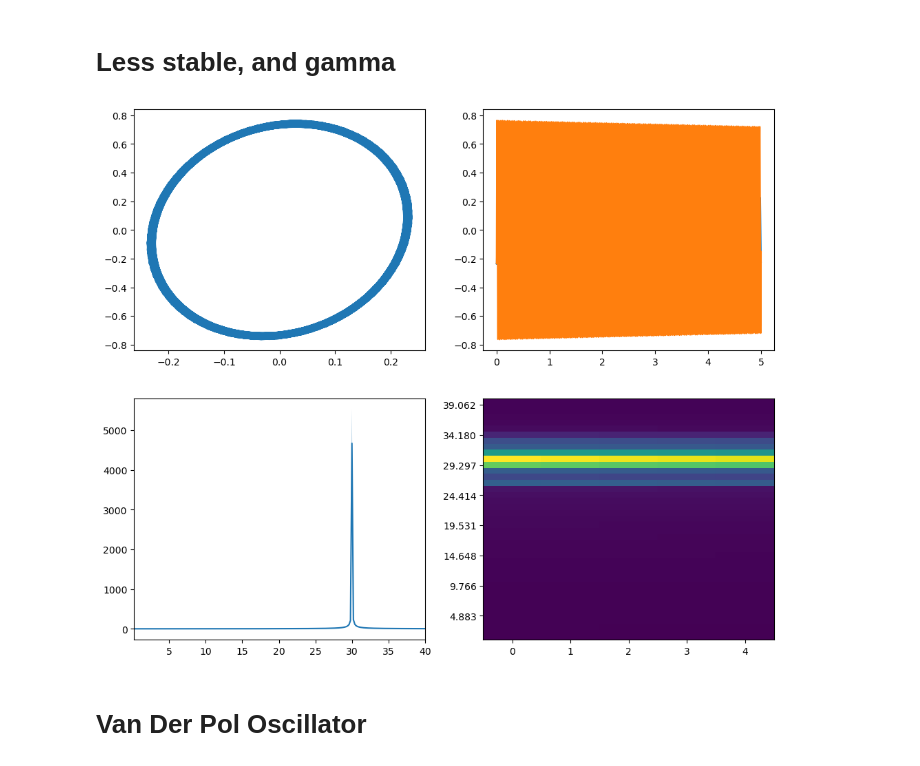
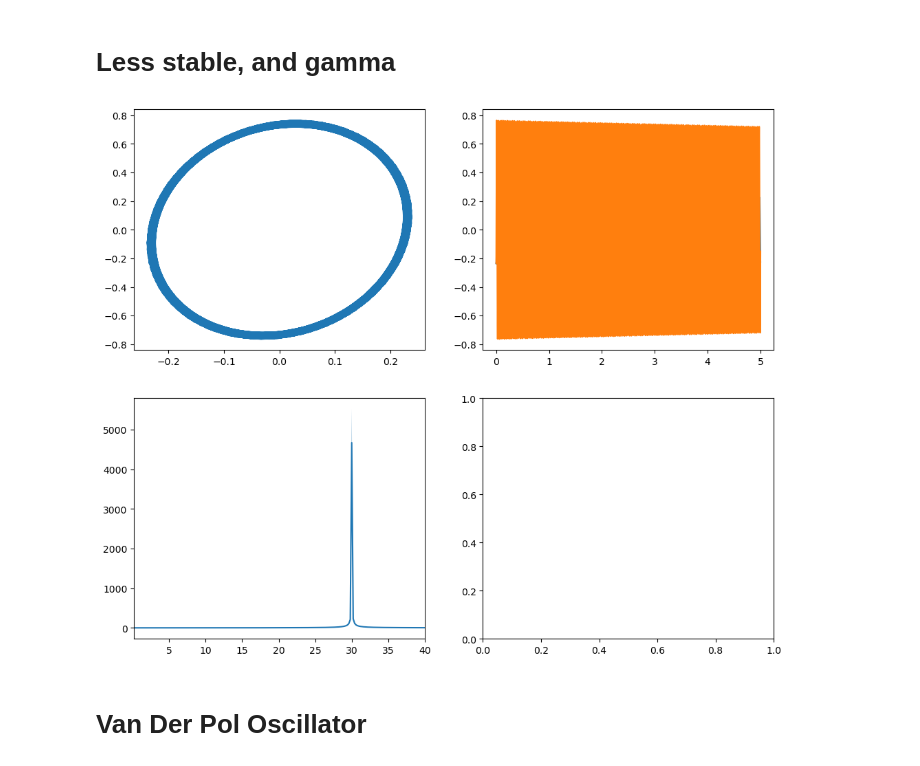
Before and after one commit to adamjeisen/UniversalUnconsciousness, a Jupyter notebook: _jupyter/Testing/2024-06-06 - Testing Oscillatory Systems.ipynb, the cells around one changed output. Drawn from its saved outputs; the diff is of its cells as text; code cells hidden in the pictures.

```diff
--- a/_jupyter/Testing/2024-06-06 - Testing Oscillatory Systems.ipynb
+++ b/_jupyter/Testing/2024-06-06 - Testing Oscillatory Systems.ipynb
@@ -129,42 +139,42 @@ spec, freqs_spec, spec_mags, spec_angles = compute_spectra(x, dt, time_width=tim
 # %%
 max_freq = 40
 min_freq = freqs[1]
 
 traj_num = 0
 fig, axs = plt.subplots(2, 2, figsize=(12, 10))
 
 ax = axs[0][0]
 ax.plot(x[traj_num, :, 0], x[traj_num, :, 1])
 
 ax = axs[0][1]
 ax.plot(t_eval, x[traj_num, :, 0])
 ax.plot(t_eval, x[traj_num, :, 1])
 
 ax = axs[1][0]
 # ax.plot(freqs, fft_mags.mean(axis=0)[:, 0])
 # ax.plot(freqs, fft_mags.mean(axis=0)[:, 1])
 mean_vals = fft_mags.mean(axis=(0, 1))
 se_vals = fft_mags.std(axis=(0, 1))/np.sqrt(fft_mags.shape[0]*fft_mags.shape[1])
 ax.plot(freqs, mean_vals)
 ax.fill_between(freqs, mean_vals - se_vals, mean_vals + se_vals, alpha=0.5)
 
 ax.set_xlim([min_freq, max_freq])
 
 ax = axs[1][1]
-ax.imshow(spec_mags.mean(axis=(0, 1)), aspect='auto', origin='lower')
-min_ind = np.argmax(freqs_spec >= min_freq)
-max_ind = np.argmin(freqs_spec <= max_freq)
-ax.set_ylim([min_ind, max_ind])
-yticks = ax.get_yticks()
-ylim = ax.get_ylim()
-yticks = yticks[(yticks >= ylim[0]) & (yticks <= ylim[1])]
-yticklabels = [f"{freqs_spec[int(y)]:.3f}" for y in yticks]
-ax.set_yticks(yticks)
-ax.set_yticklabels(yticklabels)
+# ax.imshow(spec_mags.mean(axis=(0, 1)), aspect='auto', origin='lower')
+# min_ind = np.argmax(freqs_spec >= min_freq)
+# max_ind = np.argmin(freqs_spec <= max_freq)
+# ax.set_ylim([min_ind, max_ind])
+# yticks = ax.get_yticks()
+# ylim = ax.get_ylim()
+# yticks = yticks[(yticks >= ylim[0]) & (yticks <= ylim[1])]
+# yticklabels = [f"{freqs_spec[int(y)]:.3f}" for y in yticks]
+# ax.set_yticks(yticks)
+# ax.set_yticklabels(yticklabels)
 
 plt.show()
 # %% [output]
-[figure, old version]
+[figure, new version]
 # %% [markdown]
 # Van Der Pol Oscillator
 # %%
```
Also changed, not shown: parts of 39 cells of this notebook, 7 other files.
